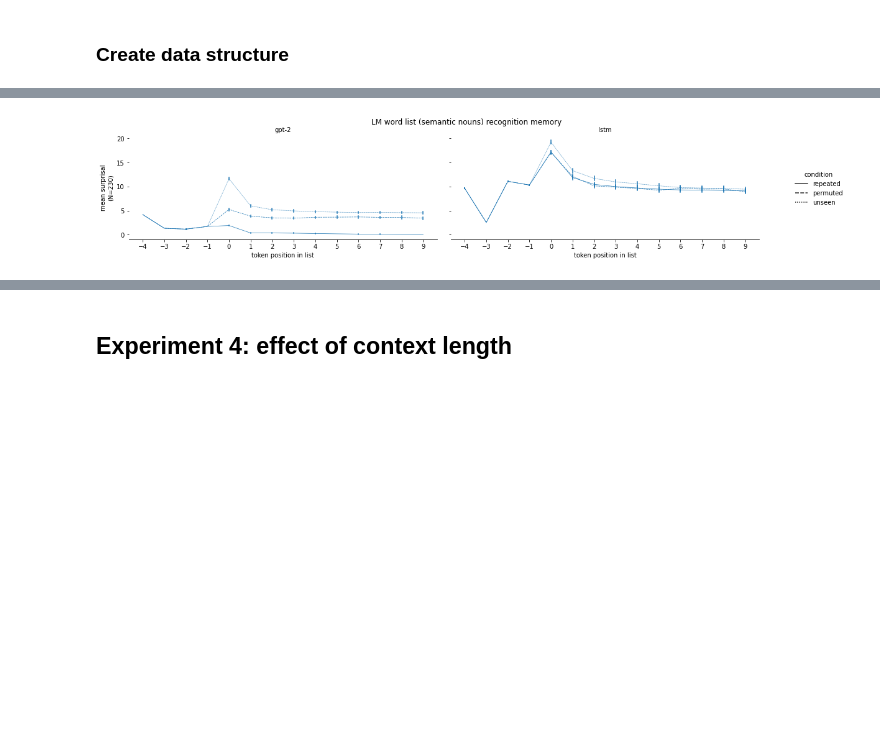
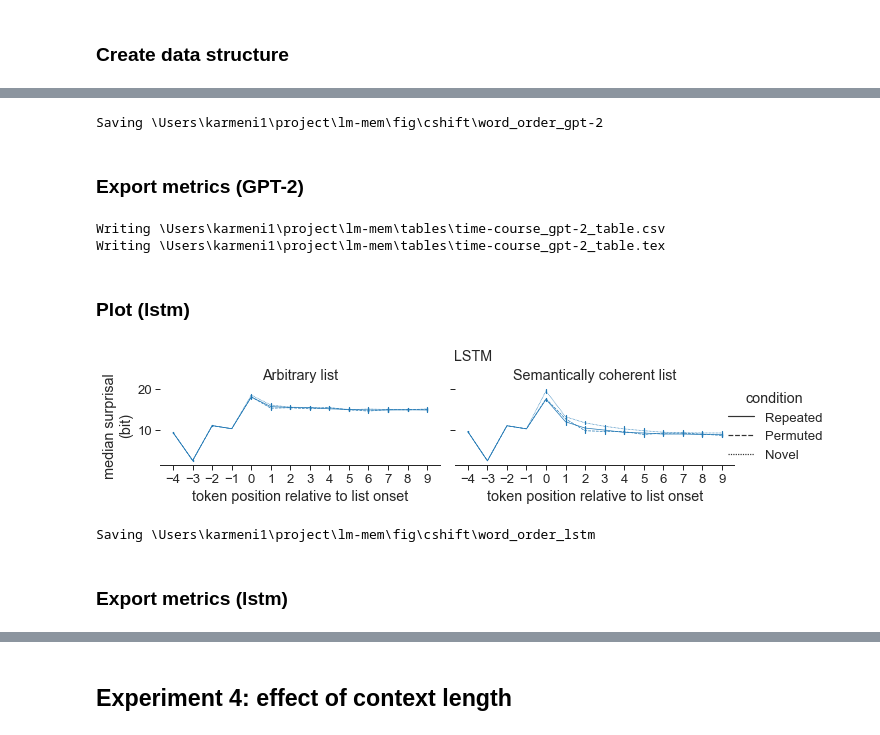
Before and after one commit to KristijanArmeni/verbatim-memory-in-NLMs, a Jupyter notebook: notebooks/manuscript_figures.ipynb, the cells around one changed output, grey strips where cells are left out. Cells and saved outputs as stored; diff of their text form; code cells hidden in the pictures; blank space fills up the shorter version.

```diff
--- a/notebooks/manuscript_figures.ipynb
+++ b/notebooks/manuscript_figures.ipynb
@@ -227,7 +444,7 @@ sel = (data.prompt_len==context_len) & \
       (data.context==context) & \
       (data.model_id=="a-10") & \
       (data.marker.isin([2, 3])) & \
-      (data.second_list.isin(["repeated", "permuted", "unseen"])) &\
+      (data.second_list.isin(["repeated", "permuted", "novel"])) &\
       (data.marker_pos_rel.isin(list(range(-4, 10))))
 # %%
 d = data.loc[sel].copy()
@@ -242,0 +454,9 @@ p.fig.set_size_inches(w=w_disp, h=h_disp)
+# %%
+# common fig properties
+w, h, w_disp, h_disp = 10, 1.8, 17, 3
+# %%
+# this fontsize should work
+plt.rc("font", size=12)
+# %%
+new_second_list_names = {"novel": "Novel", "repeated": "Repeated", "permuted": "Permuted"}
+d.condition = d.condition.map(new_second_list_names)
@@ -244,5 +481,39 @@ p.fig.set_size_inches(w=w_disp, h=h_disp)
 if savefigs:
     p.fig.set_size_inches(w=w, h=h)
     p.fig.subplots_adjust(top=0.70)
-    p.savefig(os.path.join(savedir, "word_order_{}_nouns.pdf".format(nouns)), transparent=True, bbox_inches="tight")
-    p.savefig(os.path.join(savedir, "word_order_{}_nouns.png".format(nouns)), dpi=300, bbox_inches="tight")
+    print("Saving {}".format(os.path.join(savedir, "word_order_{}".format(arch))))
+    p.savefig(os.path.join(savedir, "word_order_{}.pdf".format(arch)), transparent=True, bbox_inches="tight")
+    p.savefig(os.path.join(savedir, "word_order_{}.png".format(arch)), dpi=300, bbox_inches="tight")
+# %% [output]
+Saving \Users\karmeni1\project\lm-mem\fig\cshift\word_order_gpt-2
+# %% [markdown]
+### Export metrics (GPT-2)
+# %%
+basename = "time-course"
+if savefigs:
+    # create a column with string formateed and save the table as well
+    stat = stat.round({"ci_min": 1, "ci_max": 1, "median": 1})
+    strfunc = lambda x: str(x["median"]) + " " + "(" + str(x["ci_min"]) + "-" + str(x["ci_max"]) + ")"
+    stat["report_str"] = stat.apply(strfunc, axis=1)
+
+        # save the original .csv
+    fname = os.path.join(table_savedir, "{}_{}_table.csv".format(basename, arch))
+    print("Writing {}".format(fname))
+    stat.to_csv(fname)
+
+    # save for latex
+    stat.rename(columns={"list structure": "list", "marker_pos_rel": "token position"}, inplace=True)
+    tex = stat.loc[stat["token position"].isin(list(range(0, 10))), :]\
+          .pivot(index=["token position"], columns=["list", "condition"], values="report_str")\
+          .to_latex(bold_rows=True,
+                    longtable=True,
+                    caption="Surprisal values (GPT-2) per token position, list type and condition.")
+
+    # now save as .tex file
+    fname = os.path.join(table_savedir, "{}_{}_table.tex".format(basename, arch))
+    print("Writing {}".format(fname))
+    with open(fname, "w") as f:
+        f.writelines(tex)
+# %% [output]
+Writing \Users\karmeni1\project\lm-mem\tables\time-course_gpt-2_table.csv
+Writing \Users\karmeni1\project\lm-mem\tables\time-course_gpt-2_table.tex
@@ -249,12 +525,28 @@ if savefigs:
+# %% [markdown]
+### Plot (lstm)
 # %%
 arch="lstm"
-p = make_plot(d.loc[d["model"] == arch], x="marker_pos_rel", style="condition", col="list structure", title="{}".format(arch), xticks=list(range(-4, 10)))
-p.fig.set_size_inches(w=w_disp, h=h_disp)
+p, ax, stat = make_plot(d.loc[d["model"] == arch], x="marker_pos_rel", style="condition", col="list structure",
+                        col_order=["arbitrary", "semantic"], style_order=["Repeated", "Permuted", "Novel"],
+                        title="{}".format(arch), xticks=list(range(-4, 10)))
+
+ax[0].set_title("Arbitrary list")
+ax[1].set_title("Semantically coherent list")
+ax[0].set(xlabel="token position relative to list onset")
+ax[1].set(xlabel="token position relative to list onset")
+p.fig.suptitle(arch.upper())
+p.fig.set_size_inches(w=w, h=h)
+p.fig.subplots_adjust(top=0.7)
 # %% [output]
-[figure, old version]
+[figure, new version]
 # %%
 if savefigs:
     p.fig.set_size_inches(w=w, h=h)
     p.fig.subplots_adjust(top=0.70)
-    p.savefig(os.path.join(savedir, "word_order_{}_nouns.pdf".format(nouns)), transparent=True, bbox_inches="tight")
-    p.savefig(os.path.join(savedir, "word_order_{}_nouns.png".format(nouns)), dpi=300, bbox_inches="tight")
+    print("Saving {}".format(os.path.join(savedir, "word_order_{}".format(arch))))
+    p.savefig(os.path.join(savedir, "word_order_{}.pdf".format(arch)), transparent=True, bbox_inches="tight")
+    p.savefig(os.path.join(savedir, "word_order_{}.png".format(arch)), dpi=300, bbox_inches="tight")
+# %% [output]
+Saving \Users\karmeni1\project\lm-mem\fig\cshift\word_order_lstm
+# %% [markdown]
+### Export metrics (lstm)
```
Also changed, not shown: parts of 201 cells of this notebook.
